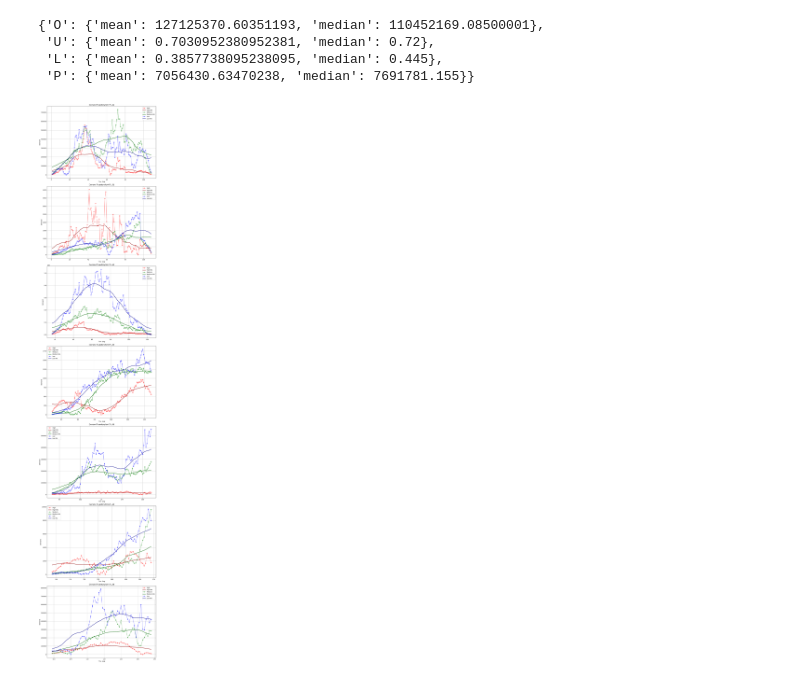
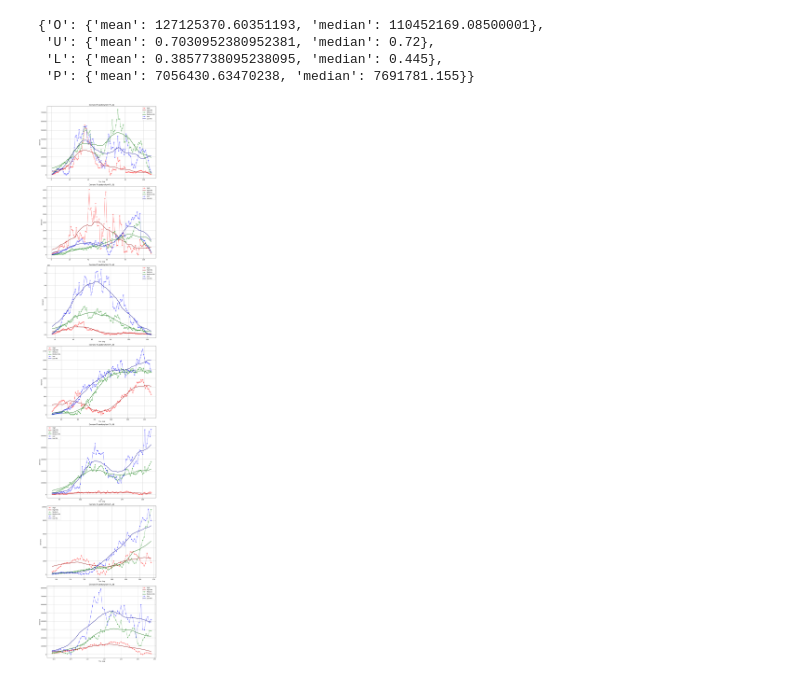
Before and after one commit to degendemolisher/Hackathon-Huawei-FiveGuys, a Jupyter notebook: analyse_data/solution_analysis.ipynb, the cells around one changed output. Drawn from its saved outputs; the diff is of its cells as text; code cells hidden in the pictures.

```diff
--- a/analyse_data/solution_analysis.ipynb
+++ b/analyse_data/solution_analysis.ipynb
@@ -100,6 +95,6 @@ def demand_plot(actual_demand: pd.DataFrame, window_size: int = 7):
     plt.show()
 # %%
 actual_demand = pd.read_csv('../data/test_data/actual_demand_1741.csv')
-demand_plot(actual_demand, window_size=36)
+demand_plot(actual_demand, window_size=27)
 # %% [output]
-[figure, old version]
+[figure, new version]
```
Also changed, not shown: parts of 2 cells of this notebook, 16 other files.
